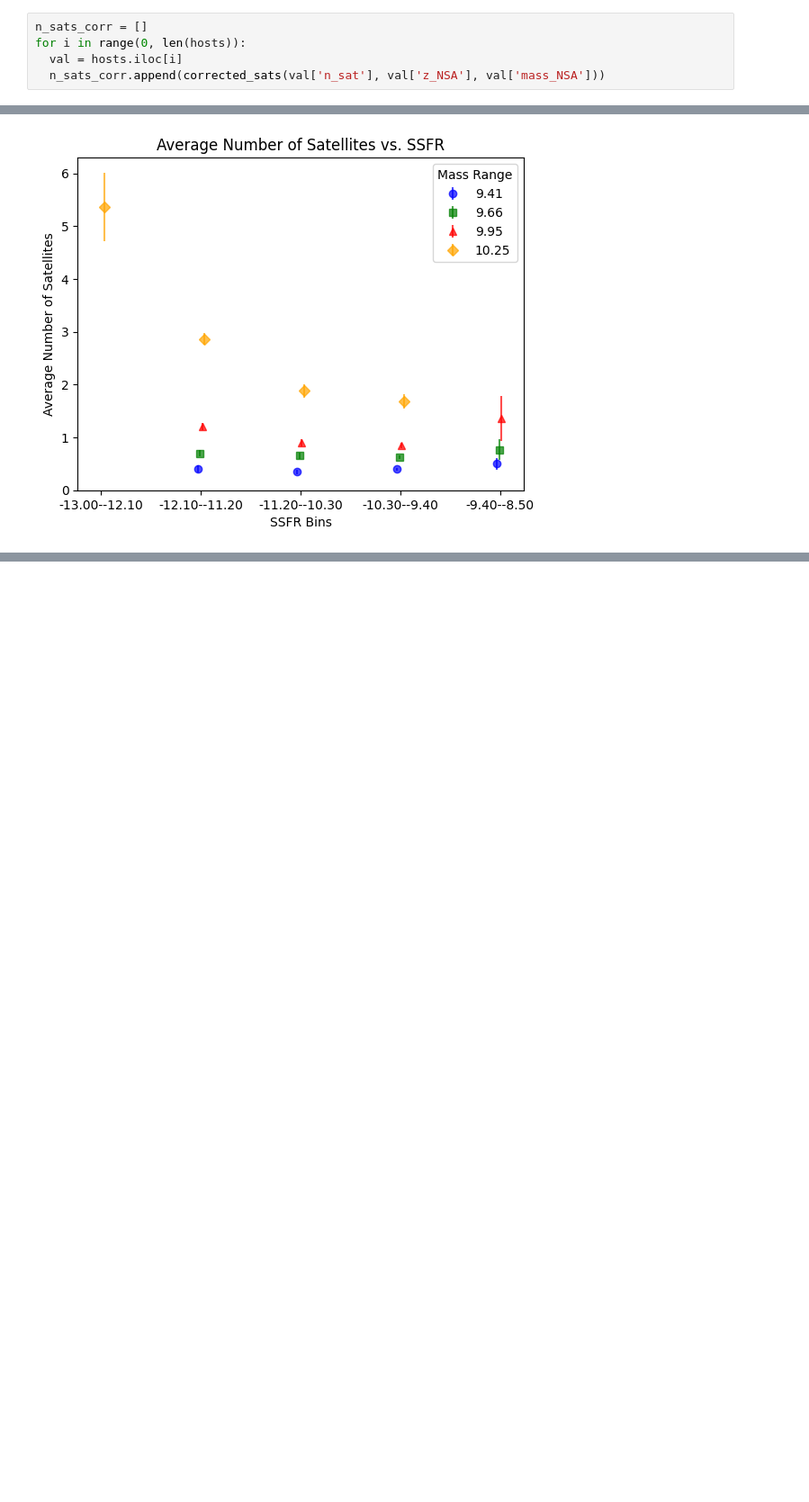
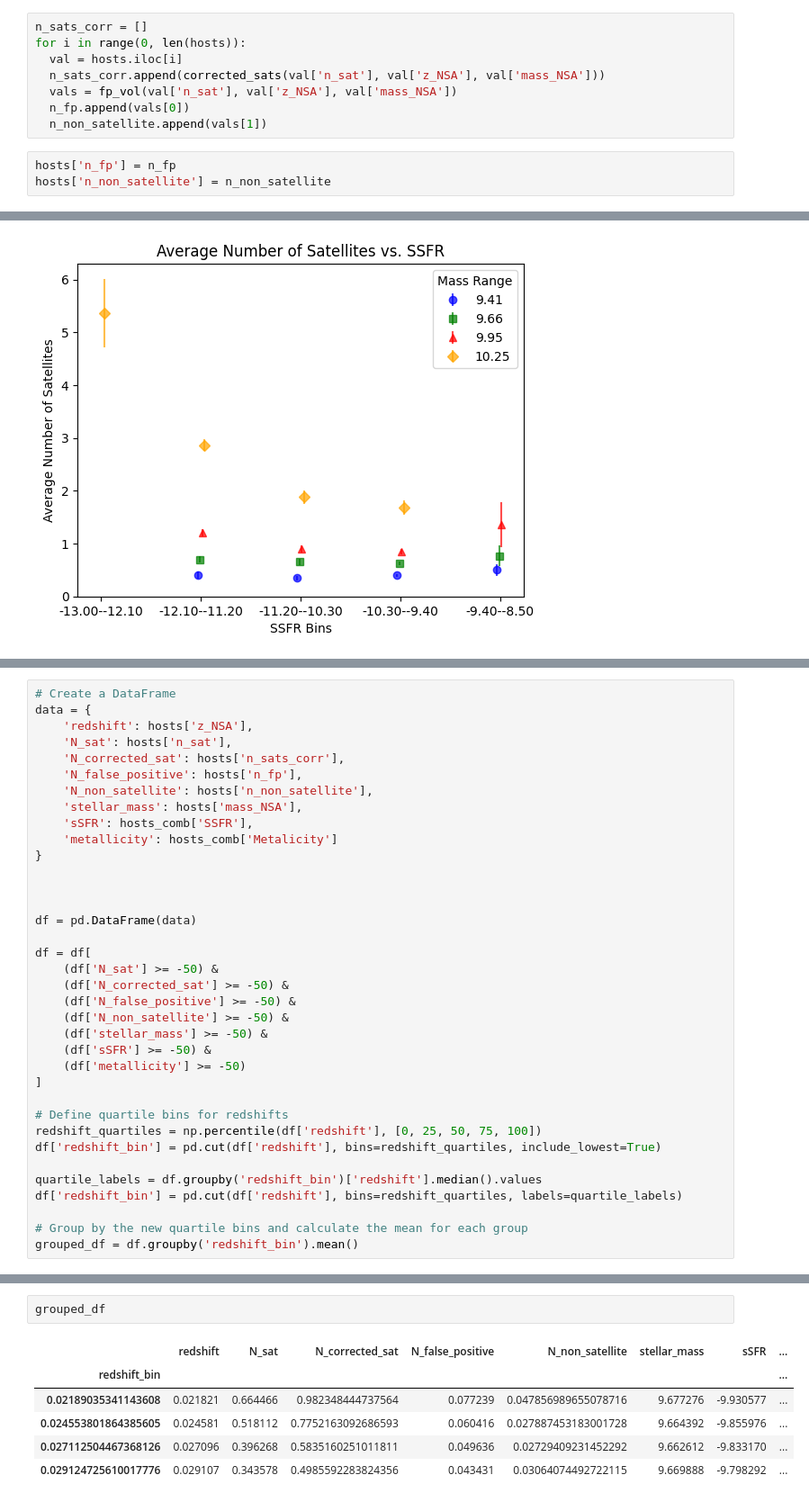
Before and after one commit to harishk30/DwarfGalaxyAnalysis, a Jupyter notebook: SAGAxCM.ipynb, the cells around one changed output, grey strips where cells are left out. Shown at 90% size. Drawn from its saved outputs; the diff is of its cells as text; blank space fills up the shorter version.

Commit message:
Values averaged over rows.

```diff
--- a/SAGAxCM.ipynb
+++ b/SAGAxCM.ipynb
@@ -685,6 +704,12 @@ n_sats_corr = []
 for i in range(0, len(hosts)):
   val = hosts.iloc[i]
   n_sats_corr.append(corrected_sats(val['n_sat'], val['z_NSA'], val['mass_NSA']))
+  vals = fp_vol(val['n_sat'], val['z_NSA'], val['mass_NSA'])
+  n_fp.append(vals[0])
+  n_non_satellite.append(vals[1])
+# %%
+hosts['n_fp'] = n_fp
+hosts['n_non_satellite'] = n_non_satellite
 # %%
 hosts['n_sats_corr'] = n_sats_corr
 # %%
@@ -1317,0 +1370,36 @@ plt.show()
+# %%
+# Create a DataFrame
+data = {
+    'redshift': hosts['z_NSA'],
+    'N_sat': hosts['n_sat'],
+    'N_corrected_sat': hosts['n_sats_corr'],
+    'N_false_positive': hosts['n_fp'],
+    'N_non_satellite': hosts['n_non_satellite'],
+    'stellar_mass': hosts['mass_NSA'],
+    'sSFR': hosts_comb['SSFR'],
+    'metallicity': hosts_comb['Metalicity']
+}
+
+
+
+df = pd.DataFrame(data)
+
+df = df[
+    (df['N_sat'] >= -50) &
+    (df['N_corrected_sat'] >= -50) &
+    (df['N_false_positive'] >= -50) &
+    (df['N_non_satellite'] >= -50) &
+    (df['stellar_mass'] >= -50) &
+    (df['sSFR'] >= -50) &
+    (df['metallicity'] >= -50)
+]
+
+# Define quartile bins for redshifts
+redshift_quartiles = np.percentile(df['redshift'], [0, 25, 50, 75, 100])
+df['redshift_bin'] = pd.cut(df['redshift'], bins=redshift_quartiles, include_lowest=True)
+
+quartile_labels = df.groupby('redshift_bin')['redshift'].median().values
+df['redshift_bin'] = pd.cut(df['redshift'], bins=redshift_quartiles, labels=quartile_labels)
+
+# Group by the new quartile bins and calculate the mean for each group
+grouped_df = df.groupby('redshift_bin').mean()
@@ -1317,0 +1417,9 @@ plt.show()
+# %%
+grouped_df
+# %% [output]
+|  | redshift | N_sat | N_corrected_sat | N_false_positive | N_non_satellite | stellar_mass | sSFR | ... |
+| redshift_bin |  |  |  |  |  |  |  | ... |
+| 0.02189035341143608 | 0.021821 | 0.664466 | 0.982348444737564 | 0.077239 | 0.047856989655078716 | 9.677276 | -9.930577 | ... |
+| 0.024553801864385605 | 0.024581 | 0.518112 | 0.7752163092686593 | 0.060416 | 0.027887453183001728 | 9.664392 | -9.855976 | ... |
+| 0.027112504467368126 | 0.027096 | 0.396268 | 0.5835160251011811 | 0.049636 | 0.02729409231452292 | 9.662612 | -9.833170 | ... |
+| 0.029124725610017776 | 0.029107 | 0.343578 | 0.4985592283824356 | 0.043431 | 0.03064074492722115 | 9.669888 | -9.798292 | ... |
```
Also changed, not shown: parts of 5 cells of this notebook.
